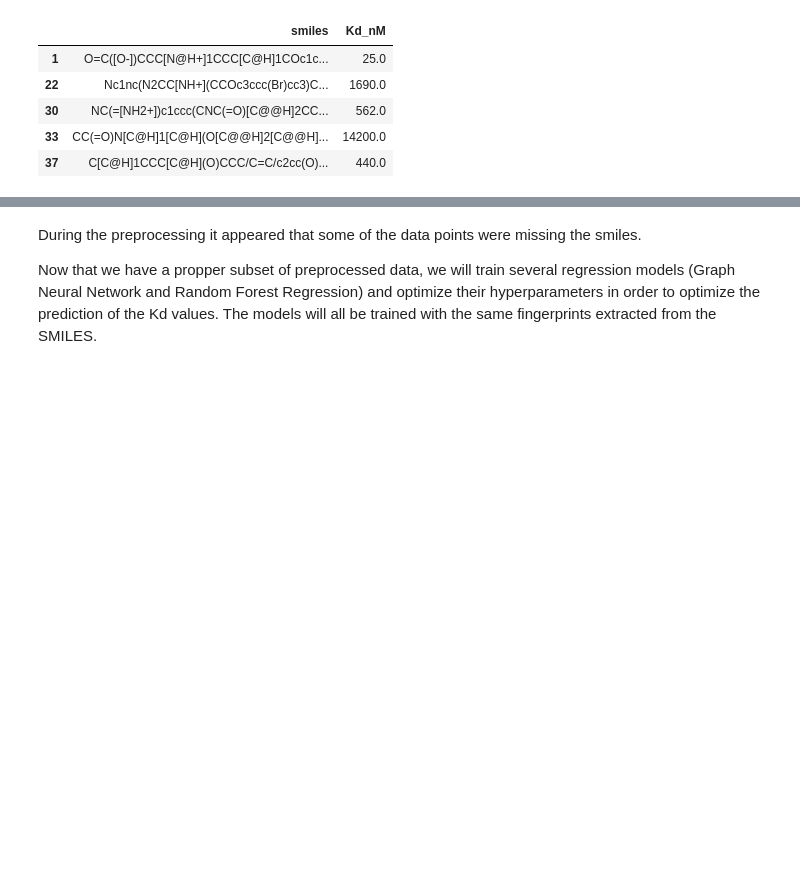
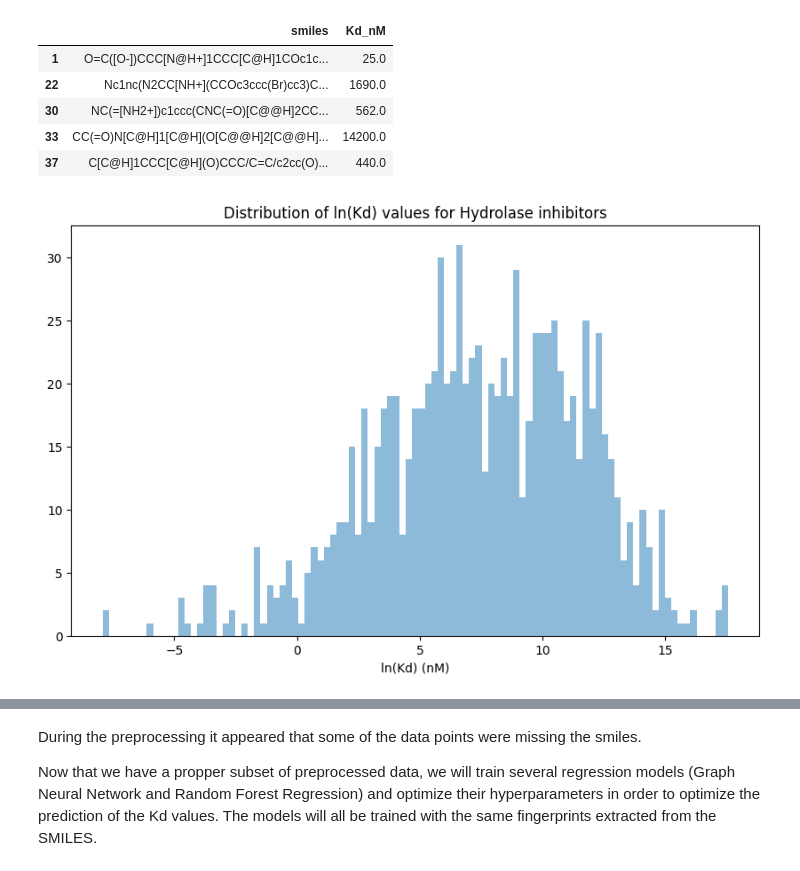
Before and after one commit to julianostermaier/cheminfo_project, a Jupyter notebook: tests.ipynb, the cells around one changed output, grey strips where cells are left out. Cells and saved outputs as stored; diff of their text form; code cells hidden in the pictures; blank space fills up the shorter version.

```diff
--- a/tests.ipynb
+++ b/tests.ipynb
@@ -110,3 +110,16 @@ Dropped rows: 65 in the subset
 | 30 | NC(=[NH2+])c1ccc(CNC(=O)[C@@H]2CC... | 562.0 |
 | 33 | CC(=O)N[C@H]1[C@H](O[C@@H]2[C@@H]... | 14200.0 |
 | 37 | C[C@H]1CCC[C@H](O)CCC/C=C/c2cc(O)... | 440.0 |
+# %%
+# Barplot of the distribution of Kd values
+import numpy as np
+X_plot = np.linspace(np.log(final_subset['Kd_nM']).min(), np.log(final_subset['Kd_nM']).max(), 100)
+Y_plot = np.histogram(np.log(final_subset['Kd_nM']), bins=X_plot)[0]
+import matplotlib.pyplot as plt
+plt.figure(figsize=(10, 6))
+plt.bar(X_plot[:-1], Y_plot, width=np.diff(X_plot), alpha=0.5)
+plt.xlabel('ln(Kd) (nM)')
+plt.title('Distribution of ln(Kd) values for Hydrolase inhibitors')
+plt.show()
+# %% [output]
+[figure, added]
```
Also changed, not shown: parts of 6 cells of this notebook, 6 other files.
